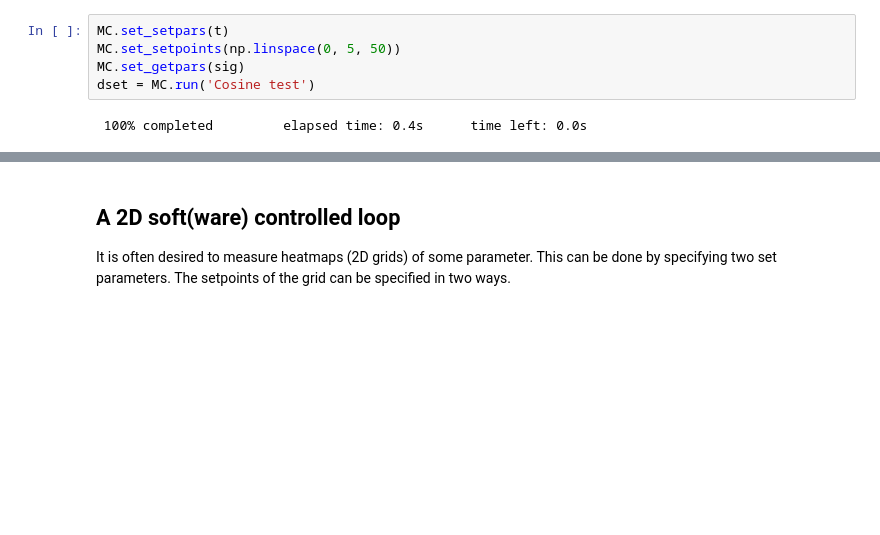
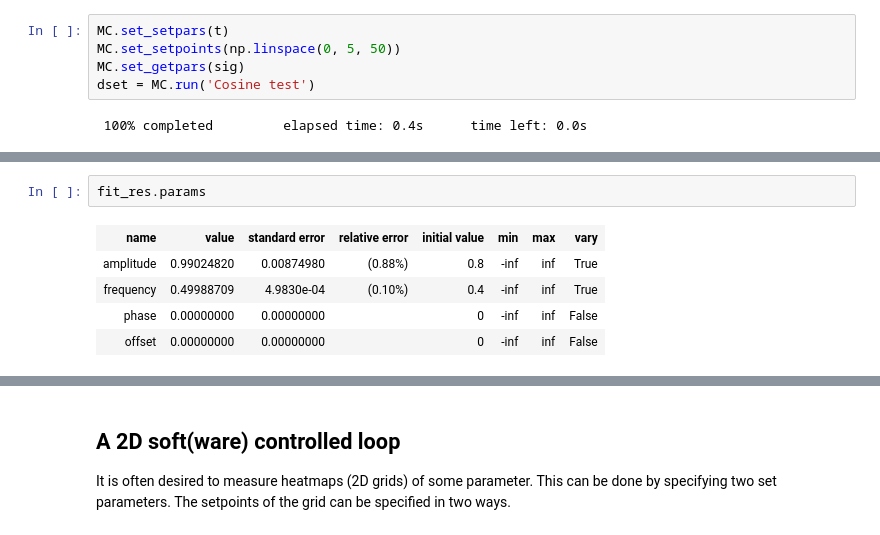
Before and after one commit to quantify-os/quantify-core, a Jupyter notebook: docs/example_notebooks/T1_MeasurementControl.ipynb, the cells around one changed output, grey strips where cells are left out. Cells and saved outputs as stored; diff of their text form; blank space fills up the shorter version.

```diff
--- a/docs/example_notebooks/T1_MeasurementControl.ipynb
+++ b/docs/example_notebooks/T1_MeasurementControl.ipynb
@@ -78,0 +164,8 @@ dset = MC.run('Cosine test')
+# %%
+fit_res.params
+# %% [output]
+| name | value | standard error | relative error | initial value | min | max | vary |
+| amplitude | 0.99024820 | 0.00874980 | (0.88%) | 0.8 | -inf | inf | True |
+| frequency | 0.49988709 | 4.9830e-04 | (0.10%) | 0.4 | -inf | inf | True |
+| phase | 0.00000000 | 0.00000000 |  | 0 | -inf | inf | False |
+| offset | 0.00000000 | 0.00000000 |  | 0 | -inf | inf | False |
```
Also changed, not shown: parts of 29 cells of this notebook, 5 other files.
